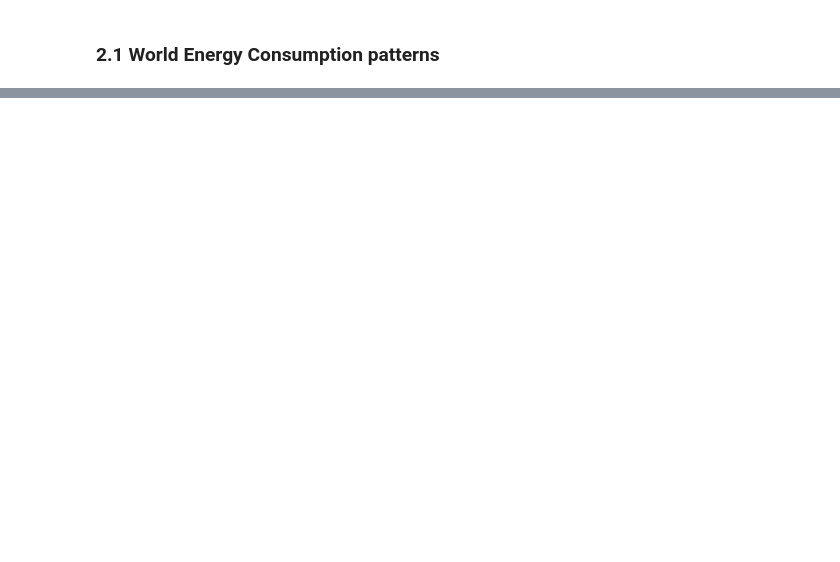
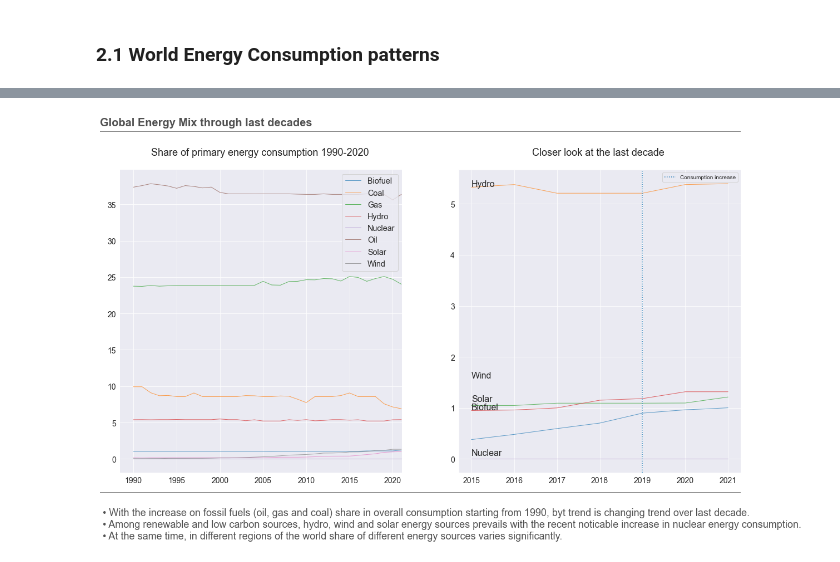
Before and after one commit to Edoardo1996/iornhack-final-project, a Jupyter notebook: main.ipynb, the cells around one changed output, grey strips where cells are left out. Saved outputs shown, nothing was run; the diff lists cells and outputs as text; code cells hidden in the pictures; blank space fills up the shorter version.

Commit message:
Add Energy mix trends

```diff
--- a/main.ipynb
+++ b/main.ipynb
@@ -405,0 +406,6 @@ Text(0.5, 0.35, 'GDP per capita')
+# %%
+# Let's have a look at the Primary energy sources consumption profiles for year 2000 and the latest available - 2020.
+wec1 = wec.copy()
+features = ['country', 'year'] + [energy_src + '_share_energy' for energy_src in pure_energy_src]
+wec1 = wec1[features]
+wec1
@@ -405,0 +426,87 @@ Text(0.5, 0.35, 'GDP per capita')
+# %%
+# Using median and not mean to avoid outliers
+wec1 = wec1.groupby(by='year', axis=0, as_index=False).median()
+wec1.columns = [col.split('_')[0].title() for col in wec1.columns]
+pure_energy_src = [src.title() for src in pure_energy_src]
+# %%
+# Unpivot the table
+wec1 = pd.melt(wec1, id_vars='Year',
+               value_vars=pure_energy_src,
+               var_name='Energy Sources',
+               value_name='Share of primary energy consumption')
+# %%
+# Creating the first plot with 1990-2020 data
+fig, axes = plt.subplots(1, 2, figsize=(20, 10))
+sns.set_style(style='darkgrid')
+
+for i in pure_energy_src:
+    axes[0].plot(wec1[wec1['Energy Sources'] == i]['Year'],
+                 wec1[wec1['Energy Sources'] == i]['Share of primary energy consumption'],
+                 alpha=0.7,
+                 linewidth=1,
+                 fillstyle='full')
+
+# Second plot with data on the last decade with the closer look at the renewable and lower carbon sources exclusively in latest timespan
+lc_srcs = ['Solar',  'Hydro',  'Biofuel', 'Wind', 'Nuclear'] # Low-carbon srcs
+wec2 = wec1[(wec1['Year'] >= 2015)&(wec1['Year']<=2021)]
+wec2 = wec2[wec2['Energy Sources'].isin(lc_srcs)]
+
+for j in lc_srcs:
+    axes[1].plot(wec2[wec2['Energy Sources'] == j]['Year'],
+            wec2[wec2['Energy Sources'] == j]['Share of primary energy consumption'],
+            alpha=0.7,
+            linewidth=1)
+
+year_start, year_end = 2015, 2021
+
+names = wec2[['Energy Sources', 'Share of primary energy consumption']][wec2['Year'] == year_end -1]
+
+ad = 0
+for i, value in names.itertuples(index=False):
+    axes[1].text(x=year_start, y=value + ad, s=i, va="top", size=16)
+    ad+=0.1
+
+#General settings
+
+axes[0].set_title('Share of primary energy consumption 1990-2020 \n', size=18)
+axes[1].set_title('Closer look at the last decade \n', size=18)
+axes[0].spines[['top','right','left']].set_visible(False)
+
+axes[1].set_xticks(np.arange(year_start, year_end +1))
+axes[0].set_xlim([None, year_end + 0.1])
+
+axes[0].legend(pure_energy_src, loc='upper right', fontsize='x-large')
+axes[1].legend(lc_srcs, loc='upper right', fontsize='x-large')
+
+axes[0].text(x=0.1, y=0.99, s="Global Energy Mix through last decades", transform=fig.transFigure, ha='left', fontsize=20, weight='bold', alpha=.8)
+axes[0].add_patch(plt.Rectangle((0.1,0.075),
+                           0.8,
+                           0.002,
+                           facecolor='grey',
+                           transform=fig.transFigure,
+                           clip_on=False,
+                           linewidth = 0))
+
+axes[0].add_patch(plt.Rectangle((0.1,0.975),
+                           0.8,
+                           0.002,
+                           facecolor='grey',
+                           transform=fig.transFigure,
+                           clip_on=False,
+                           linewidth = 0))
+
+axes[0].text(x=0.1, y=-0.04, s=" • With the increase on fossil fuels (oil, gas and coal) share in overall consumption starting from 1990, byt trend is changing trend over last decade.\n • Among renewable and low carbon sources, hydro, wind and solar energy sources prevails with the recent noticable increase in nuclear energy consumption. \n • At the same time, in different regions of the world share of different energy sources varies significantly.",
+             transform=fig.transFigure,
+             ha='left',
+             fontsize=18, alpha=.8)
+
+axes[0].xaxis.set_tick_params(labelsize=14)
+axes[1].xaxis.set_tick_params(labelsize=14)
+axes[0].yaxis.set_tick_params(labelsize=14)
+axes[1].yaxis.set_tick_params(labelsize=14)
+
+plt.axvline(x=2019, linestyle='dotted', label='Consumption increase')
+plt.legend(loc = 'upper right')
+plt.show()
+# %% [output]
+[figure, added]
```
Also changed, not shown: parts of 13 cells of this notebook.
